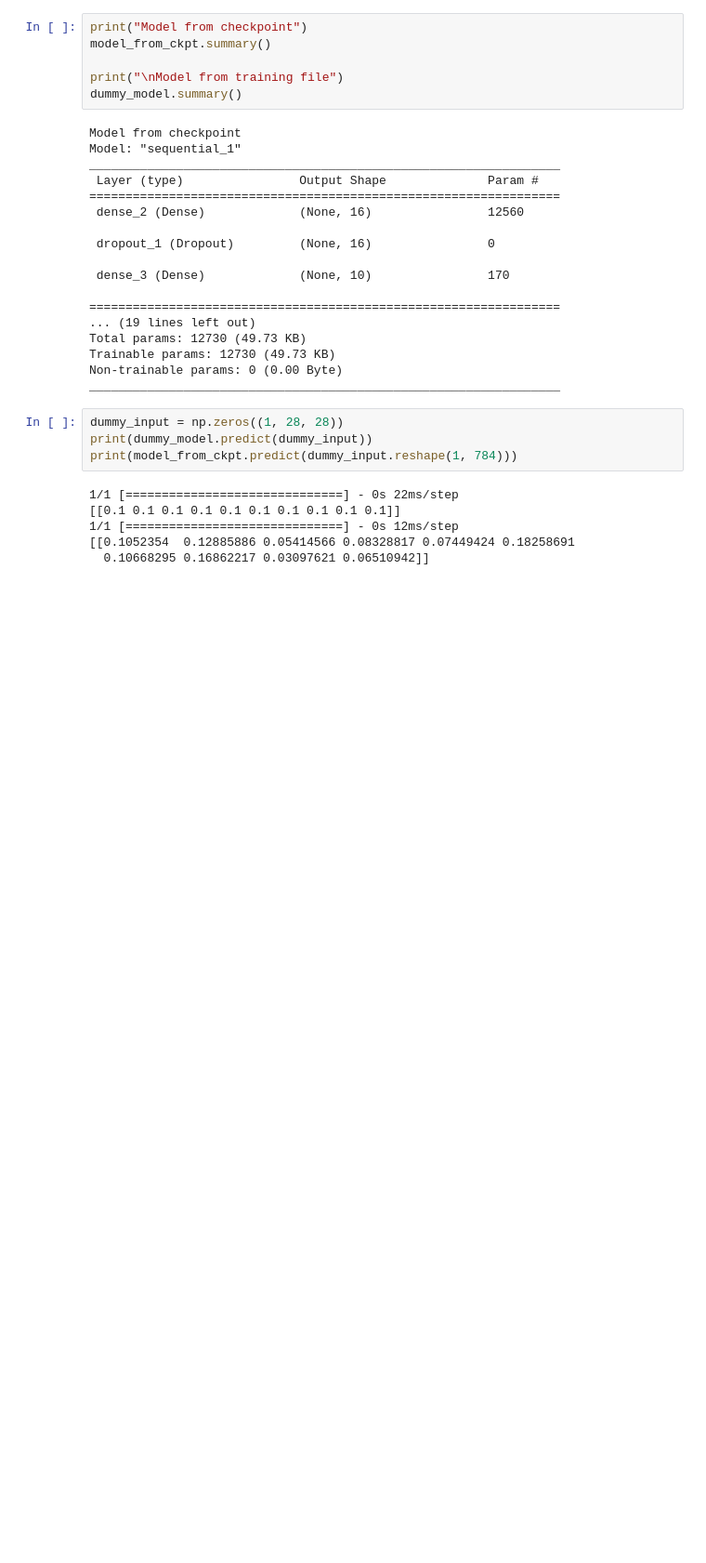
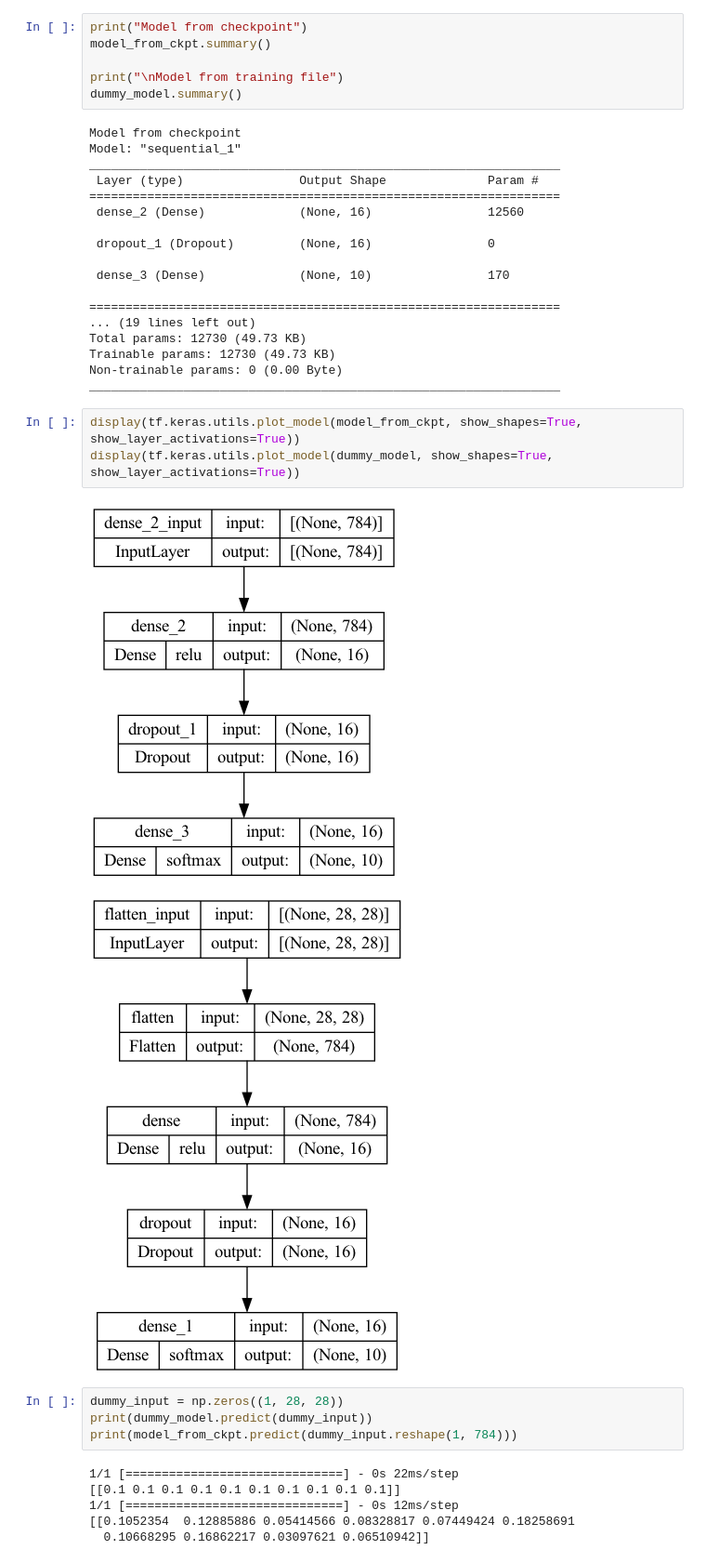
Before and after one commit to traptrip/ai_systems_verification, a Jupyter notebook: notebooks/analyze_model.ipynb, the cells around one changed output. Shown: that part at 93% size. Cells and saved outputs as stored; diff of their text form; blank space fills up the shorter version.

Commit message:
add some plots

```diff
--- a/notebooks/analyze_model.ipynb
+++ b/notebooks/analyze_model.ipynb
@@ -46,6 +46,12 @@ Total params: 12730 (49.73 KB)
 Trainable params: 12730 (49.73 KB)
 Non-trainable params: 0 (0.00 Byte)
 _________________________________________________________________
+# %%
+display(tf.keras.utils.plot_model(model_from_ckpt, show_shapes=True, show_layer_activations=True))
+display(tf.keras.utils.plot_model(dummy_model, show_shapes=True, show_layer_activations=True))
+# %% [output]
+[figure, added]
+[figure, added]
 # %%
 dummy_input = np.zeros((1, 28, 28))
 print(dummy_model.predict(dummy_input))
```
Also changed, not shown: 1 other file.
